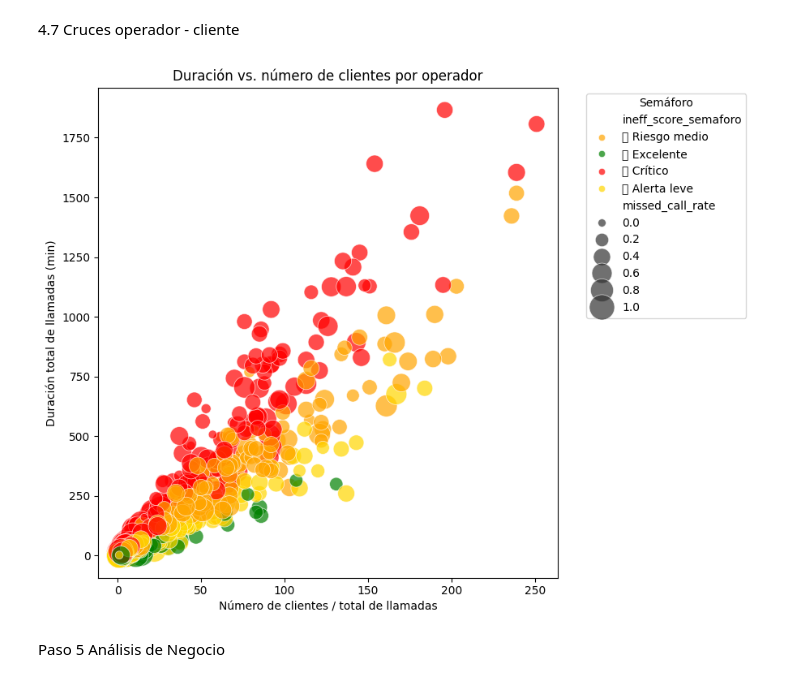
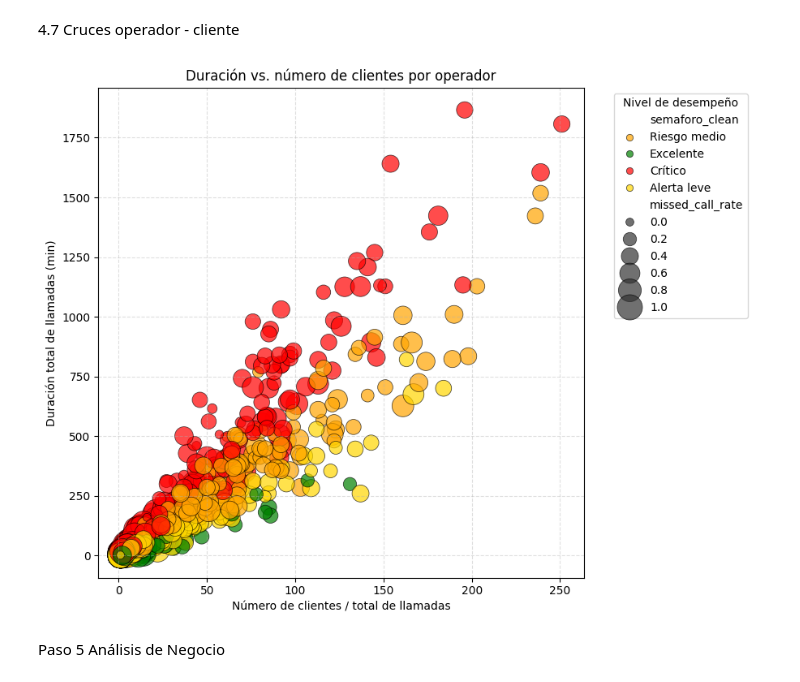
Before and after one commit to albert777mendoza/final_project_da, a Jupyter notebook: case1_telecom/notebooks/telecom_case.ipynb, the cells around one changed output. Saved outputs shown, nothing was run; the diff lists cells and outputs as text; code cells hidden in the pictures.

```diff
--- a/case1_telecom/notebooks/telecom_case.ipynb
+++ b/case1_telecom/notebooks/telecom_case.ipynb
@@ -2050,35 +2094,49 @@ remitirse al Semáforo de niveles de productividad y cumplimiento por operador e
 4.7 Cruces operador - cliente
 # %%
 
-# Mapear colores del semáforo dinámico
+# 🔧 Limpiar etiquetas (quitar emojis)
+operador_summary_tipicos['semaforo_clean'] = (
+    operador_summary_tipicos['ineff_score_semaforo']
+    .str.replace('🔴 ', '', regex=False)
+    .str.replace('🟠 ', '', regex=False)
+    .str.replace('🟡 ', '', regex=False)
+    .str.replace('🟢 ', '', regex=False)
+)
+
+# 🎨 Mapa de colores limpio
 color_map = {
-    '🔴 Crítico': 'red',
-    '🟠 Riesgo medio': 'orange',
-    '🟡 Alerta leve': 'gold',
-    '🟢 Excelente': 'green'
+    'Crítico': 'red',
+    'Riesgo medio': 'orange',
+    'Alerta leve': 'gold',
+    'Excelente': 'green'
 }
 
+# 📊 Gráfico limpio
 plt.figure(figsize=(9,7))
 
 sns.scatterplot(
     data=operador_summary_tipicos,
-    x='total_calls',                # número de clientes/llamadas por operador
-    y='total_duration',             # duración promedio o total de llamadas
-    size='missed_call_rate',        # tamaño del punto según llamadas perdidas
-    hue='ineff_score_semaforo',     # color según semáforo dinámico
+    x='total_calls',
+    y='total_duration',
+    size='missed_call_rate',
+    hue='semaforo_clean',   # 👈 columna limpia
     palette=color_map,
     sizes=(50, 500),
-    alpha=0.7
+    alpha=0.7,
+    edgecolor='black'
 )
 
 plt.title("Duración vs. número de clientes por operador")
 plt.xlabel("Número de clientes / total de llamadas")
 plt.ylabel("Duración total de llamadas (min)")
-plt.legend(title='Semáforo', bbox_to_anchor=(1.05, 1), loc='upper left')
+
+plt.legend(title='Nivel de desempeño', bbox_to_anchor=(1.05, 1), loc='upper left')
+
+plt.grid(True, linestyle='--', alpha=0.4)
 plt.tight_layout()
 plt.show()
 # %% [output]
-[figure, old version]
+[figure, new version]
 # %% [markdown]
 Paso 5 Análisis de Negocio
 # %% [markdown]
```
Also changed, not shown: parts of 13 cells of this notebook.
